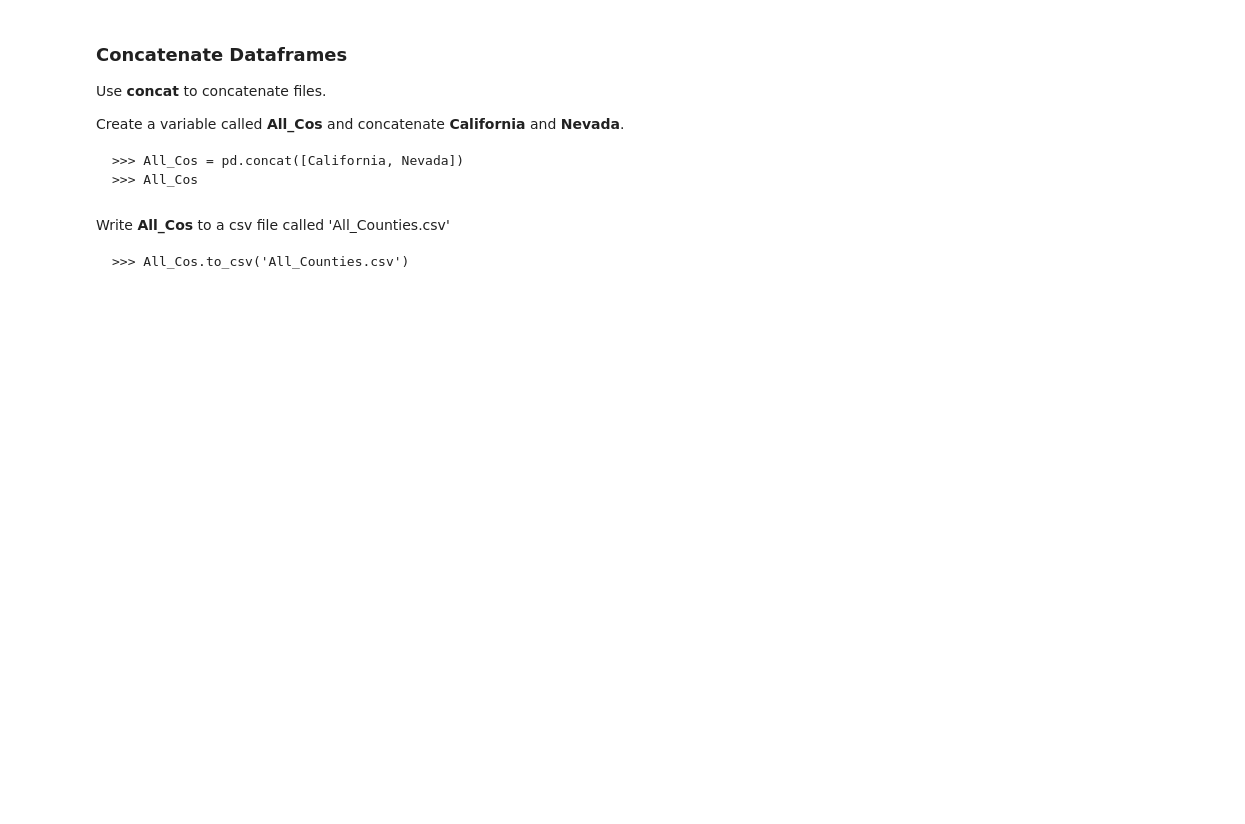
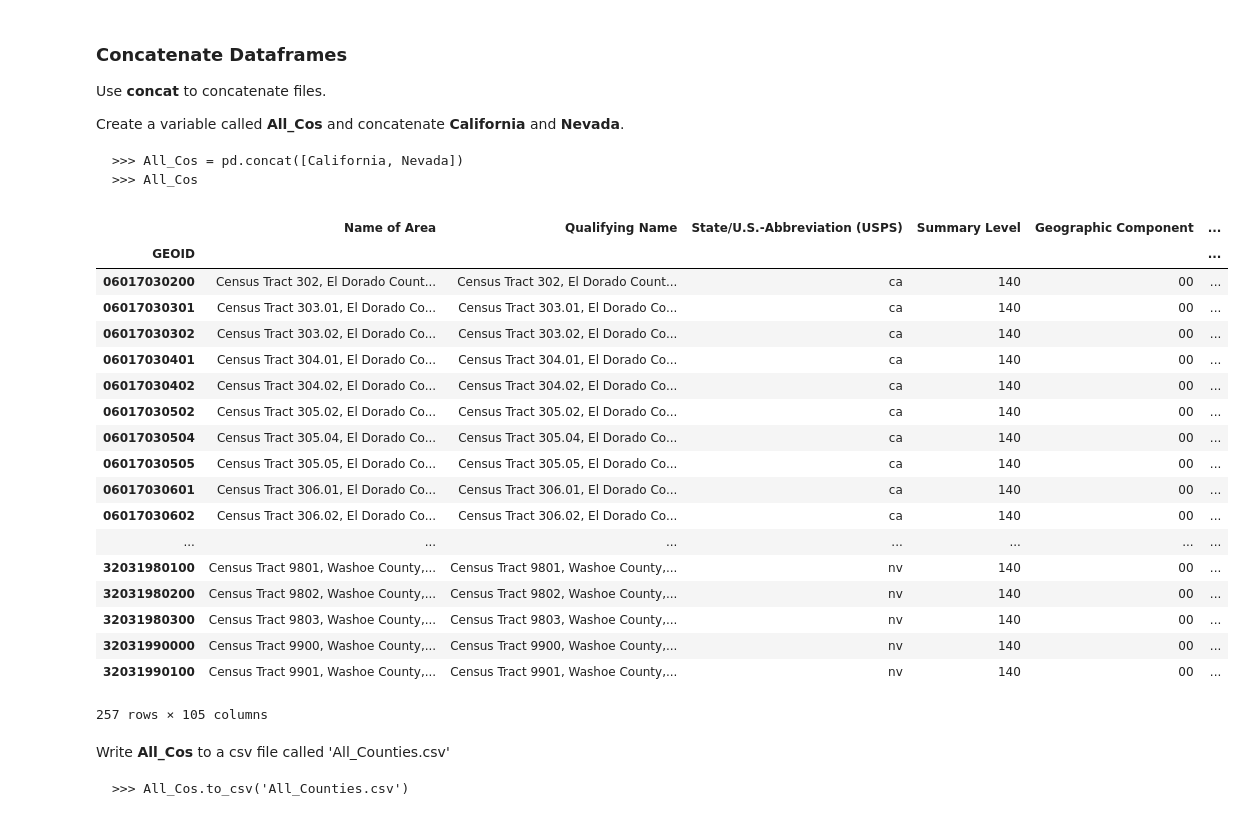
Before and after one commit to whitephil/WAMLnotebooks, a Jupyter notebook: Completed_Notebooks/Intro to Python and Pandas Completed.ipynb, the cells around one changed output. Saved outputs shown, nothing was run; the diff lists cells and outputs as text; code cells hidden in the pictures; blank space fills up the shorter version.

```diff
--- a/Completed_Notebooks/Intro to Python and Pandas Completed.ipynb
+++ b/Completed_Notebooks/Intro to Python and Pandas Completed.ipynb
@@ -531,6 +505,29 @@ Create a variable called __All_Cos__ and concatenate __California__ and __Nevada
 
     >>> All_Cos = pd.concat([California, Nevada])
     >>> All_Cos
+# %%
+All_Cos = pd.concat([California, Nevada])
+All_Cos
+# %% [output]
+|  | Name of Area | Qualifying Name | State/U.S.-Abbreviation (USPS) | Summary Level | Geographic Component | ... |
+| GEOID |  |  |  |  |  | ... |
+| 06017030200 | Census Tract 302, El Dorado Count... | Census Tract 302, El Dorado Count... | ca | 140 | 00 | ... |
+| 06017030301 | Census Tract 303.01, El Dorado Co... | Census Tract 303.01, El Dorado Co... | ca | 140 | 00 | ... |
+| 06017030302 | Census Tract 303.02, El Dorado Co... | Census Tract 303.02, El Dorado Co... | ca | 140 | 00 | ... |
+| 06017030401 | Census Tract 304.01, El Dorado Co... | Census Tract 304.01, El Dorado Co... | ca | 140 | 00 | ... |
+| 06017030402 | Census Tract 304.02, El Dorado Co... | Census Tract 304.02, El Dorado Co... | ca | 140 | 00 | ... |
+| 06017030502 | Census Tract 305.02, El Dorado Co... | Census Tract 305.02, El Dorado Co... | ca | 140 | 00 | ... |
+| 06017030504 | Census Tract 305.04, El Dorado Co... | Census Tract 305.04, El Dorado Co... | ca | 140 | 00 | ... |
+| 06017030505 | Census Tract 305.05, El Dorado Co... | Census Tract 305.05, El Dorado Co... | ca | 140 | 00 | ... |
+| 06017030601 | Census Tract 306.01, El Dorado Co... | Census Tract 306.01, El Dorado Co... | ca | 140 | 00 | ... |
+| 06017030602 | Census Tract 306.02, El Dorado Co... | Census Tract 306.02, El Dorado Co... | ca | 140 | 00 | ... |
+| ... | ... | ... | ... | ... | ... | ... |
+| 32031980100 | Census Tract 9801, Washoe County,... | Census Tract 9801, Washoe County,... | nv | 140 | 00 | ... |
+| 32031980200 | Census Tract 9802, Washoe County,... | Census Tract 9802, Washoe County,... | nv | 140 | 00 | ... |
+| 32031980300 | Census Tract 9803, Washoe County,... | Census Tract 9803, Washoe County,... | nv | 140 | 00 | ... |
+| 32031990000 | Census Tract 9900, Washoe County,... | Census Tract 9900, Washoe County,... | nv | 140 | 00 | ... |
+| 32031990100 | Census Tract 9901, Washoe County,... | Census Tract 9901, Washoe County,... | nv | 140 | 00 | ... |
+257 rows × 105 columns
 # %% [markdown]
 Write __All_Cos__ to a csv file called 'All_Counties.csv'
 
```
Also changed, not shown: parts of 5 cells of this notebook.
